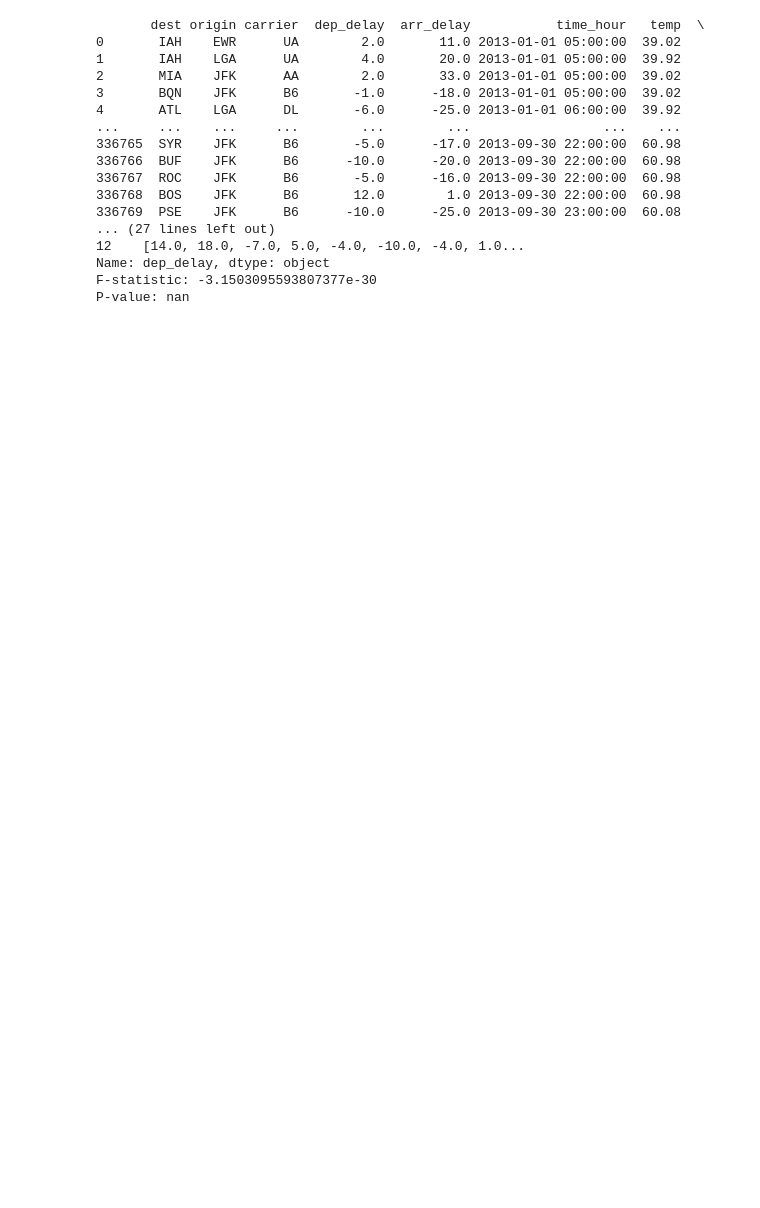
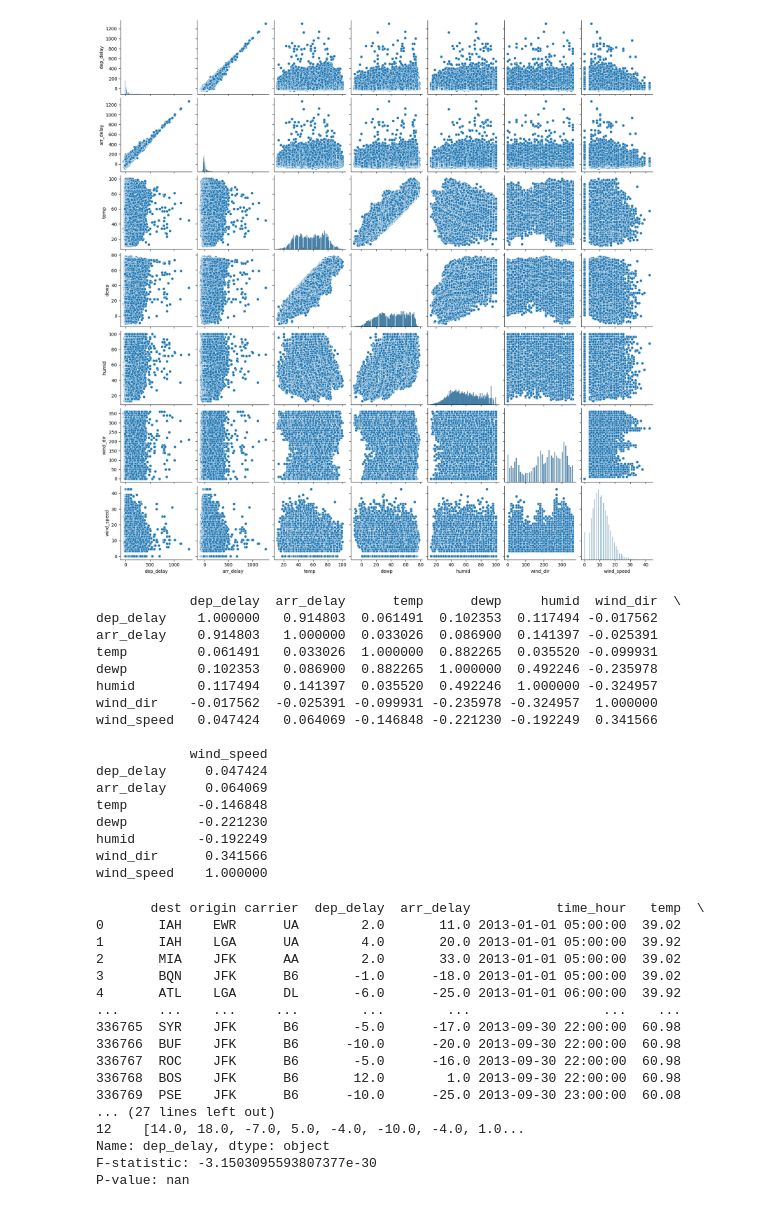
Before and after one commit to TheFizzlee/ADS, a Jupyter notebook: CasusExploratieDataAnalyse.ipynb, the cells around one changed output. Saved outputs shown, nothing was run; the diff lists cells and outputs as text; code cells hidden in the pictures; blank space fills up the shorter version.

```diff
--- a/CasusExploratieDataAnalyse.ipynb
+++ b/CasusExploratieDataAnalyse.ipynb
@@ -1,3 +84,39 @@
+# %%
+#Pairplot
+import seaborn as sns
+import matplotlib.pyplot as plt
+import pandas as pd
+
+df = pd.read_csv('ABT_csv')
+
+df = df.select_dtypes(include=['number'])
+
+# Pairplot
+sns.pairplot(df)
+plt.show()
+
+#Correlation coefficient
+correlation_matrix = df.corr()
+print(correlation_matrix)
+# %% [output]
+[figure, added]
+            dep_delay  arr_delay      temp      dewp     humid  wind_dir  \
+dep_delay    1.000000   0.914803  0.061491  0.102353  0.117494 -0.017562
+arr_delay    0.914803   1.000000  0.033026  0.086900  0.141397 -0.025391
+temp         0.061491   0.033026  1.000000  0.882265  0.035520 -0.099931
+dewp         0.102353   0.086900  0.882265  1.000000  0.492246 -0.235978
+humid        0.117494   0.141397  0.035520  0.492246  1.000000 -0.324957
+wind_dir    -0.017562  -0.025391 -0.099931 -0.235978 -0.324957  1.000000
+wind_speed   0.047424   0.064069 -0.146848 -0.221230 -0.192249  0.341566
+
+            wind_speed
+dep_delay     0.047424
+arr_delay     0.064069
+temp         -0.146848
+dewp         -0.221230
+humid        -0.192249
+wind_dir      0.341566
+wind_speed    1.000000
 # %%
 import pandas as pd
 from scipy.stats import f_oneway
```
Also changed, not shown: parts of 3 cells of this notebook.
